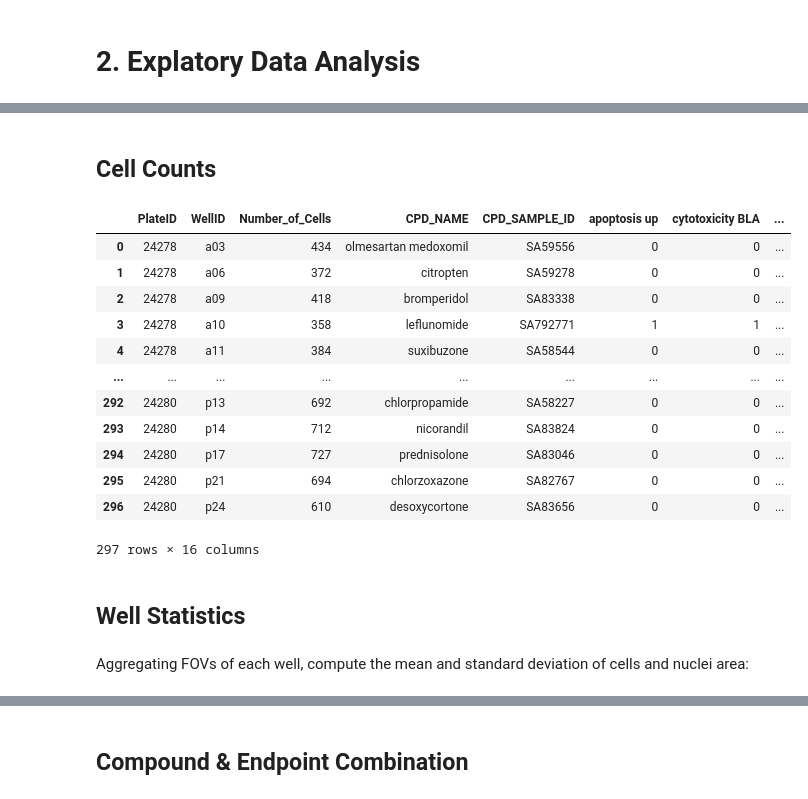
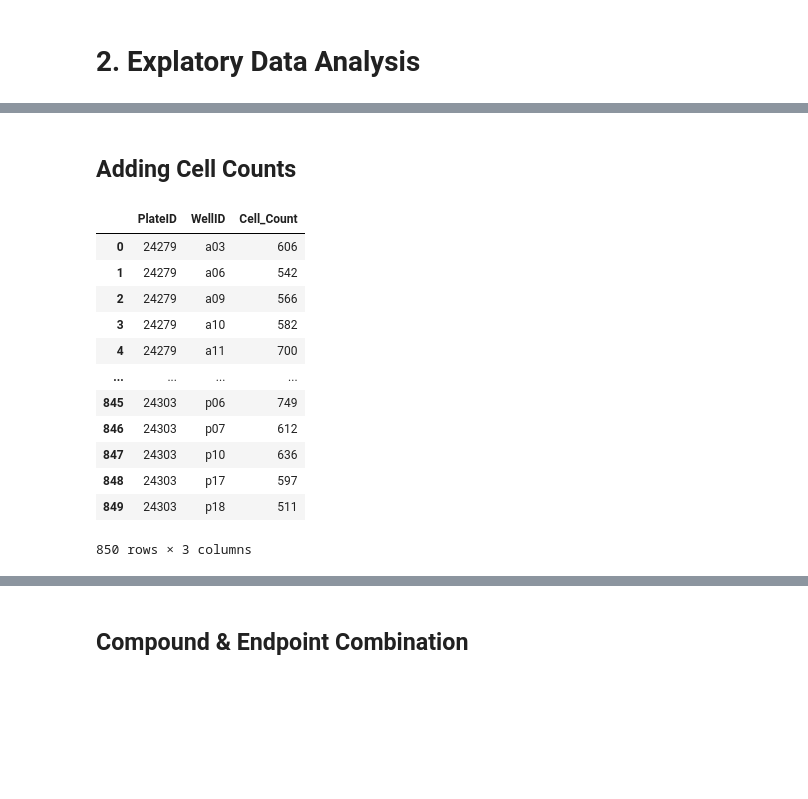
Before and after one commit to emreguler97/project-vermeer, a Jupyter notebook: project_vermeer.ipynb, the cells around one changed output, grey strips where cells are left out. Saved outputs shown, nothing was run; the diff lists cells and outputs as text; code cells hidden in the pictures; blank space fills up the shorter version.

```diff
--- a/project_vermeer.ipynb
+++ b/project_vermeer.ipynb
@@ -395,0 +673,6 @@ None
+# %%
+# remove the rows that have null values
+biomorph_cell_stats = biomorph_cell_stats.dropna()
+
+# inspect the columns again
+print(biomorph_cell_stats.isnull().sum()[biomorph_cell_stats.isnull().sum() > 0])
@@ -511,0 +685,13 @@ None
+# %%
+# grouped aggregation for each field (grouped by PlateID, WellID, and FieldID)
+field_stats = biomorph_cell_stats.groupby(['PlateID', 'WellID', 'FieldID'])[areashape_features].agg(['mean', 'std']).reset_index()
+
+# grouped aggregation for each well (grouped by PlateID and WellID)
+well_stats = biomorph_cell_stats.groupby(['PlateID', 'WellID'])[areashape_features].agg(['mean', 'std']).reset_index()
+
+# rename the columns for better readability (e.g., Cells_AreaShape_Area_mean, Cells_AreaShape_Area_std)
+field_stats.columns = ['_'.join(col).strip() if col[1] else col[0] for col in field_stats.columns]
+well_stats.columns = ['_'.join(col).strip() if col[1] else col[0] for col in well_stats.columns]
+
+print(list(field_stats.columns))
+print(list(well_stats.columns))
@@ -512,28 +733,36 @@ None
 # %% [markdown]
-## Cell Counts
+## Adding Cell Counts
 # %%
 # calculate the cells counts of each plate, each well and each field
-cells_per_plate = dataframes['Cells'].groupby('PlateID').size().reset_index(name='Number_of_Cells')
-cells_per_well = dataframes['Cells'].groupby(['PlateID', 'WellID']).size().reset_index(name='Number_of_Cells')
-cells_per_field = dataframes['Cells'].groupby(['PlateID', 'WellID', 'FieldID']).size().reset_index(name='Number_of_Cells')
+cells_per_plate = dataframes['Cells'].groupby('PlateID').size().reset_index(name='Cell_Count')
+cells_per_well = dataframes['Cells'].groupby(['PlateID', 'WellID']).size().reset_index(name='Cell_Count')
+cells_per_field = dataframes['Cells'].groupby(['PlateID', 'WellID', 'FieldID']).size().reset_index(name='Cell_Count')
 
-biomorph = biomorph.merge(right=cells_per_well[['PlateID', 'WellID', 'Number_of_Cells']],
-                          on=['PlateID', 'WellID'],
-                          how='left')
+# merge cell counts with respective field_stats and well_stats dataframes
+well_stats = well_stats.merge(
+    right=cells_per_well[['PlateID', 'WellID', 'Cell_Count']],
+    on=['PlateID', 'WellID'],
+    how='left'
+)
 
-biomorph = move_column(df=biomorph, col_name='Number_of_Cells', new_position=2)
-biomorph
+field_stats = field_stats.merge(
+    right=cells_per_field[['PlateID', 'WellID', 'FieldID', 'Cell_Count']],
+    on=['PlateID', 'WellID', 'FieldID'],
+    how='left'
+)
+
+well_stats[['PlateID', 'WellID', 'Cell_Count']]
 # %% [output]
-|  | PlateID | WellID | Number_of_Cells | CPD_NAME | CPD_SAMPLE_ID | apoptosis up | cytotoxicity BLA | ... |
-| 0 | 24278 | a03 | 434 | olmesartan medoxomil | SA59556 | 0 | 0 | ... |
-| 1 | 24278 | a06 | 372 | citropten | SA59278 | 0 | 0 | ... |
-| 2 | 24278 | a09 | 418 | bromperidol | SA83338 | 0 | 0 | ... |
-| 3 | 24278 | a10 | 358 | leflunomide | SA792771 | 1 | 1 | ... |
-| 4 | 24278 | a11 | 384 | suxibuzone | SA58544 | 0 | 0 | ... |
-| ... | ... | ... | ... | ... | ... | ... | ... | ... |
-| 292 | 24280 | p13 | 692 | chlorpropamide | SA58227 | 0 | 0 | ... |
-| 293 | 24280 | p14 | 712 | nicorandil | SA83824 | 0 | 0 | ... |
-| 294 | 24280 | p17 | 727 | prednisolone | SA83046 | 0 | 0 | ... |
-| 295 | 24280 | p21 | 694 | chlorzoxazone | SA82767 | 0 | 0 | ... |
-| 296 | 24280 | p24 | 610 | desoxycortone | SA83656 | 0 | 0 | ... |
+|  | PlateID | WellID | Cell_Count |
+| 0 | 24279 | a03 | 606 |
+| 1 | 24279 | a06 | 542 |
+| 2 | 24279 | a09 | 566 |
+| 3 | 24279 | a10 | 582 |
+| 4 | 24279 | a11 | 700 |
+| ... | ... | ... | ... |
+| 845 | 24303 | p06 | 749 |
+| 846 | 24303 | p07 | 612 |
+| 847 | 24303 | p10 | 636 |
+| 848 | 24303 | p17 | 597 |
+| 849 | 24303 | p18 | 511 |
-297 rows × 16 columns
+850 rows × 3 columns
@@ -548,4 +768,0 @@ biomorph
-# %% [markdown]
-## Well Statistics
-# %% [markdown]
-Aggregating FOVs of each well, compute the mean and standard deviation of cells and nuclei area:
```
Also changed, not shown: parts of 88 cells of this notebook.
